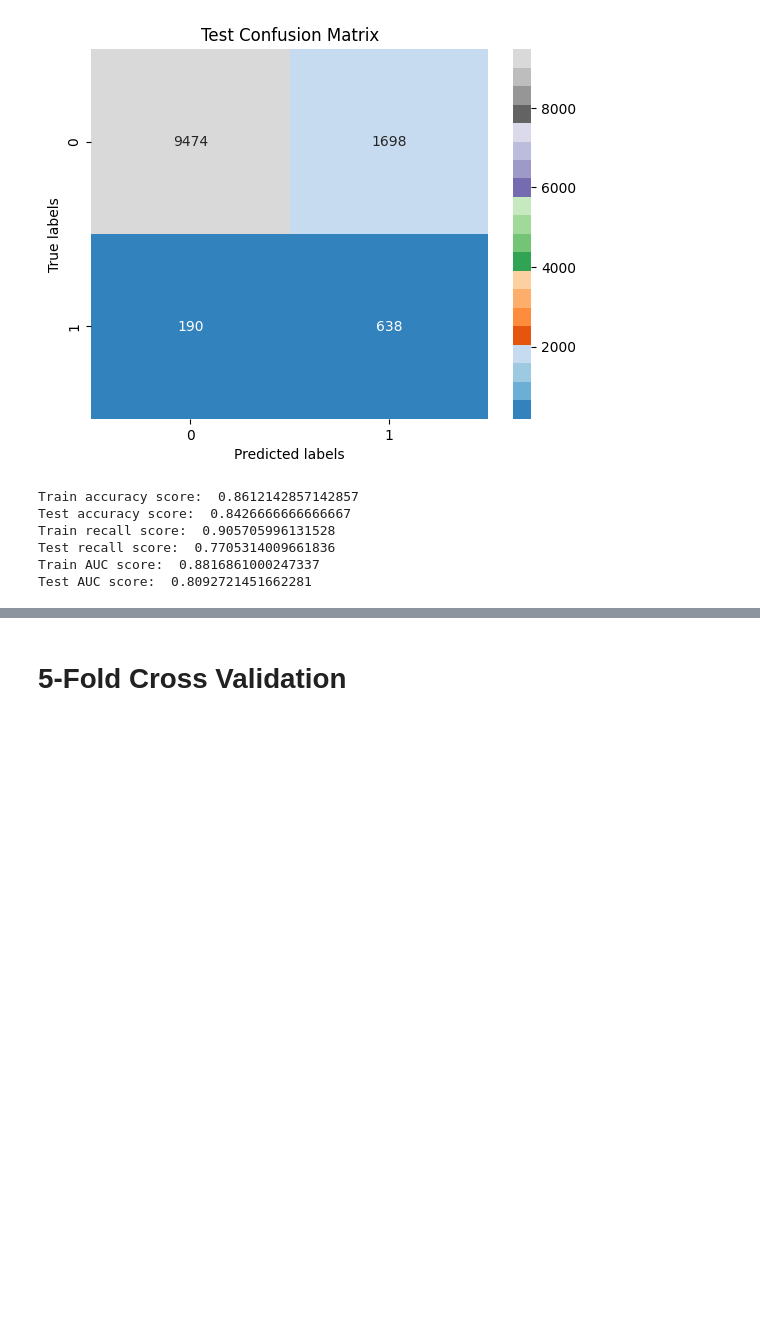
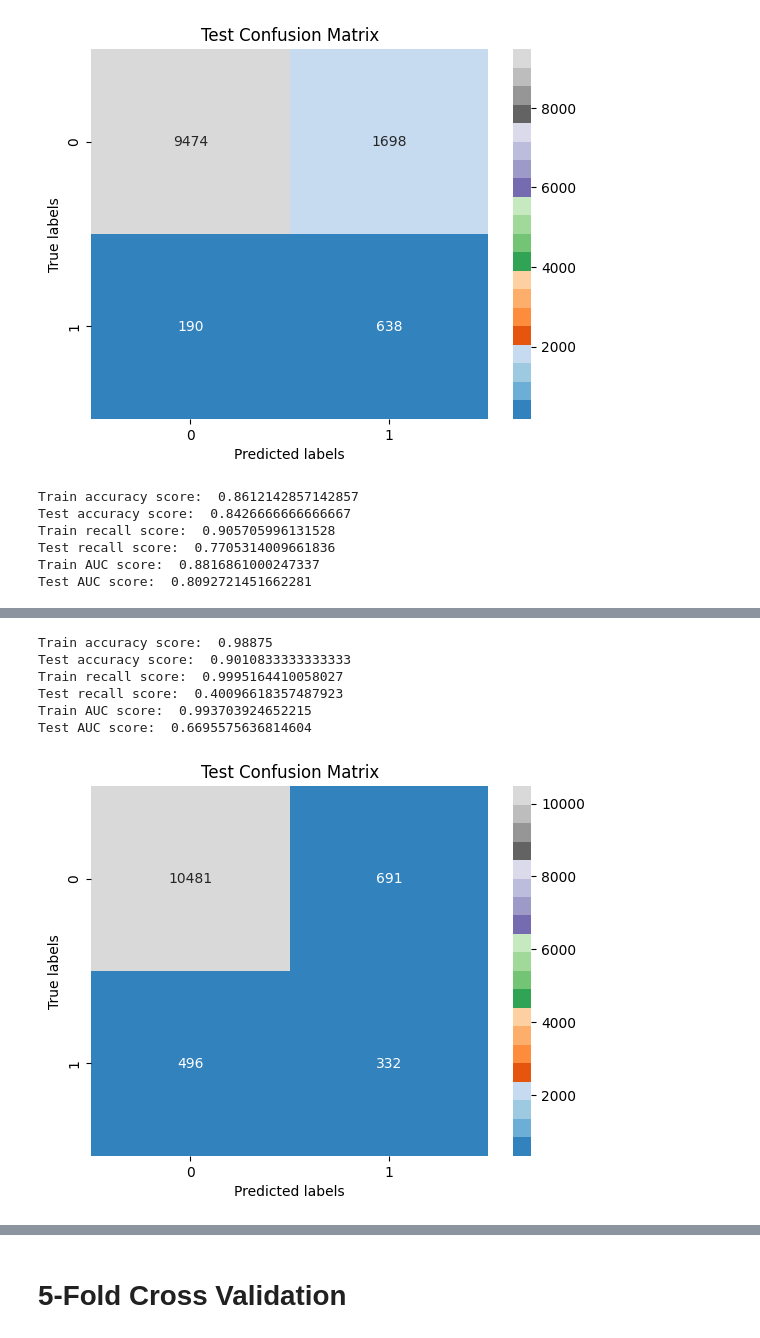
Before and after one commit to Ilvecho/Term-Deposit-Marketing, a Jupyter notebook: P2_notebook.ipynb, the cells around one changed output, grey strips where cells are left out. Cells and saved outputs as stored; diff of their text form; code cells hidden in the pictures; blank space fills up the shorter version.

```diff
--- a/P2_notebook.ipynb
+++ b/P2_notebook.ipynb
@@ -1157,3 +1289,28 @@ Test AUC score:  0.8092721451662281
+# %%
+print('Train accuracy score: ', metrics.accuracy_score(y_train, pred_train))
+print('Test accuracy score: ', metrics.accuracy_score(y_test, pred_test))
+print('Train recall score: ', metrics.recall_score(y_train, pred_train))
+print('Test recall score: ', metrics.recall_score(y_test, pred_test))
+print('Train AUC score: ', metrics.roc_auc_score(y_train, pred_train))
+print('Test AUC score: ', metrics.roc_auc_score(y_test, pred_test))
+# %% [output]
+Train accuracy score:  0.98875
+Test accuracy score:  0.9010833333333333
+Train recall score:  0.9995164410058027
+Test recall score:  0.40096618357487923
+Train AUC score:  0.993703924652215
+Test AUC score:  0.6695575636814604
+# %%
+cm_test = metrics.confusion_matrix(y_test, pred_test)
+
+ax= plt.subplot()
+sns.heatmap(cm_test, cmap='tab20c', annot=True, fmt='g', ax=ax);  #annot=True to annotate cells, ftm='g' to disable scientific notation
+
+# labels, title and ticks
+ax.set_xlabel('Predicted labels');ax.set_ylabel('True labels');
+ax.set_title('Test Confusion Matrix');
+# %% [output]
+[figure, added]
 # %%
 importance = {}
 sorted_importance = {}
```
Also changed, not shown: parts of 16 cells of this notebook.
